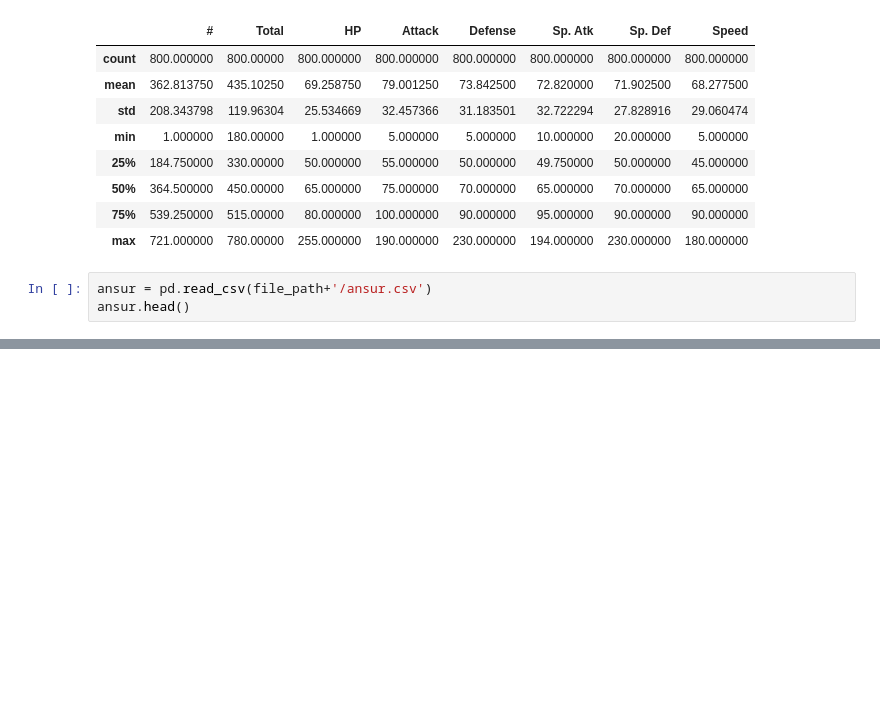
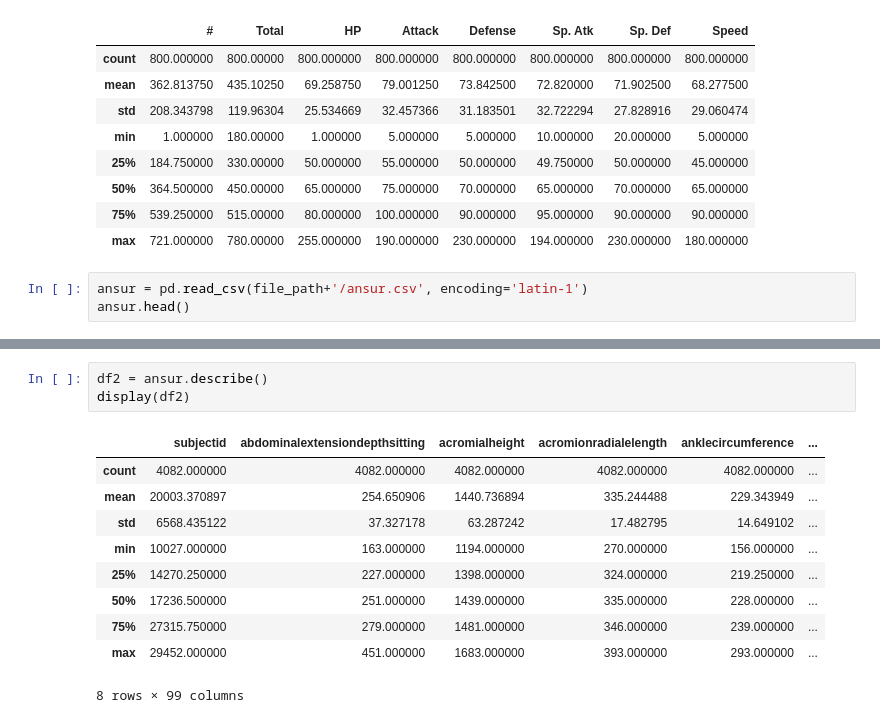
Before and after one commit to Haris-09/Python-Programming, a Jupyter notebook: Dimension_Reduction.ipynb, the cells around one changed output, grey strips where cells are left out. Saved outputs shown, nothing was run; the diff lists cells and outputs as text; blank space fills up the shorter version.

Commit message:
used encoding=latin-1 to remove error while reading ansur.csv

```diff
--- a/Dimension_Reduction.ipynb
+++ b/Dimension_Reduction.ipynb
@@ -133,6 +133,6 @@ display(df2)
 | 75% | 539.250000 | 515.00000 | 80.000000 | 100.000000 | 90.000000 | 95.000000 | 90.000000 | 90.000000 |
 | max | 721.000000 | 780.00000 | 255.000000 | 190.000000 | 230.000000 | 194.000000 | 230.000000 | 180.000000 |
 # %%
-ansur = pd.read_csv(file_path+'/ansur.csv')
+ansur = pd.read_csv(file_path+'/ansur.csv', encoding='latin-1')
 ansur.head()
 # %% [output]
@@ -139,0 +146,14 @@ UnicodeDecodeError: 'utf-8' codec can't decode byte 0xe9 in position 158997: inv
+# %%
+df2 = ansur.describe()
+display(df2)
+# %% [output]
+|  | subjectid | abdominalextensiondepthsitting | acromialheight | acromionradialelength | anklecircumference | ... |
+| count | 4082.000000 | 4082.000000 | 4082.000000 | 4082.000000 | 4082.000000 | ... |
+| mean | 20003.370897 | 254.650906 | 1440.736894 | 335.244488 | 229.343949 | ... |
+| std | 6568.435122 | 37.327178 | 63.287242 | 17.482795 | 14.649102 | ... |
+| min | 10027.000000 | 163.000000 | 1194.000000 | 270.000000 | 156.000000 | ... |
+| 25% | 14270.250000 | 227.000000 | 1398.000000 | 324.000000 | 219.250000 | ... |
+| 50% | 17236.500000 | 251.000000 | 1439.000000 | 335.000000 | 228.000000 | ... |
+| 75% | 27315.750000 | 279.000000 | 1481.000000 | 346.000000 | 239.000000 | ... |
+| max | 29452.000000 | 451.000000 | 1683.000000 | 393.000000 | 293.000000 | ... |
+8 rows × 99 columns
```
Also changed, not shown: parts of 3 cells of this notebook.
